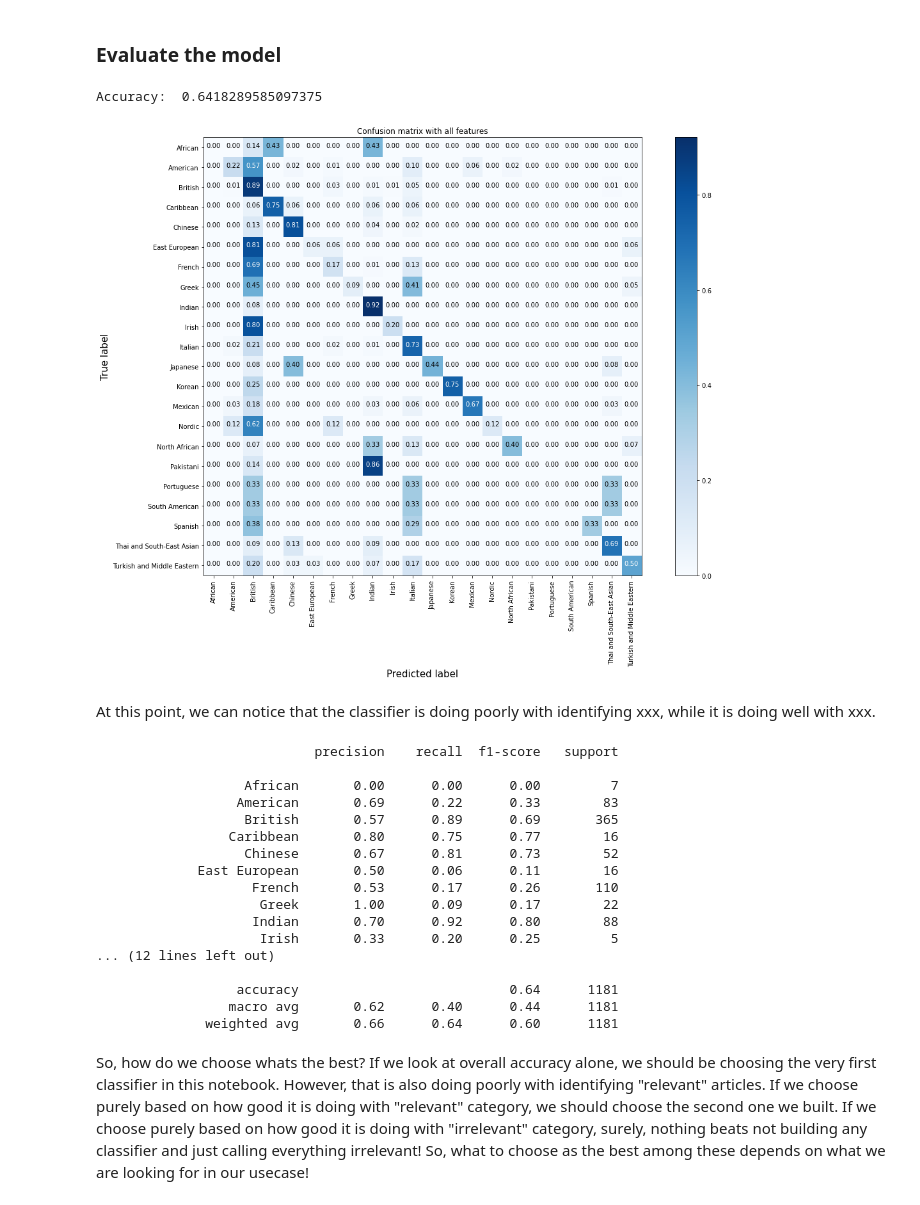
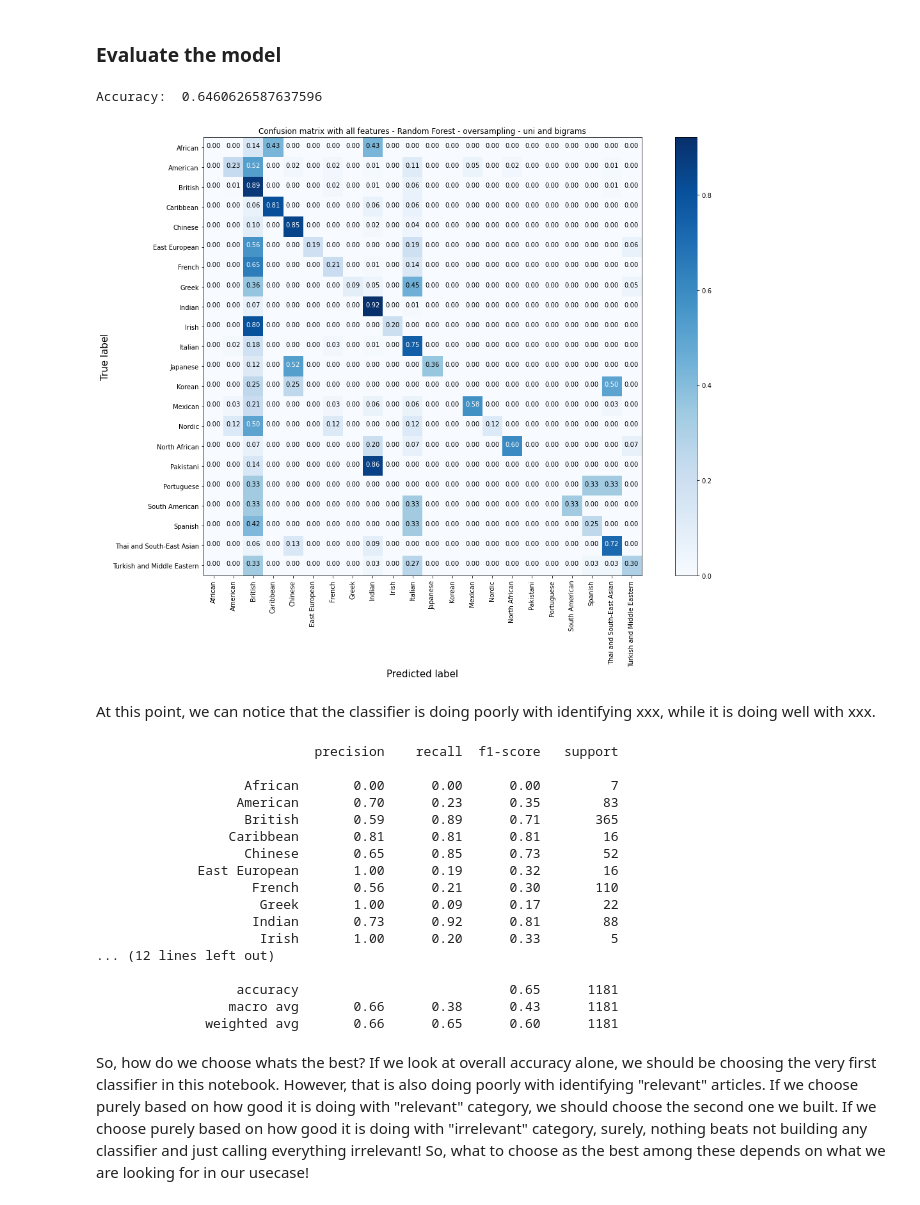
Before and after one commit to momcancode/Cuisine-Demystifier-NLP-ML-Project, a Jupyter notebook: model/05_Random_Forest_oversampling_uni_bigrams.ipynb, the cells around one changed output. Drawn from its saved outputs; the diff is of its cells as text; code cells hidden in the pictures.

Commit message:
Update confusion matrix title

```diff
--- a/model/05_Random_Forest_oversampling_uni_bigrams.ipynb
+++ b/model/05_Random_Forest_oversampling_uni_bigrams.ipynb
@@ -280,7 +280,7 @@ upsampled.sample(10, random_state=2)
 # %% [markdown]
 In bags of words and bags of n-grams approaches, all words in a corpus are treated equally important. TF-IDF, meanwhile, emphasizes that some words in a document are more important than others. For the current classification problem, I find that TF-IDF would suit the best.
 # %%
-tfidf = TfidfVectorizer()
+tfidf = TfidfVectorizer(ngram_range=(1,2))
 # %%
 X_train_new = upsampled.ingredients_processed
 y_train_new = upsampled.cuisine
@@ -312,7 +312,7 @@ y_predicted = model.predict(X_test_transformed)
 #Print accuracy:
 print("Accuracy: ", accuracy_score(y_test, y_predicted))
 # %% [output]
-Accuracy:  0.6418289585097375
+Accuracy:  0.6460626587637596
 # %%
 # Function to plot confusion matrix.
 # Ref: http://scikit-learn.org/stable/auto_examples/model_selection/plot_confusion_matrix.html
@@ -349,11 +349,11 @@ def plot_confusion_matrix(cm, classes,
 # %%
 # print the confusion matrix
 cnf_matrix = confusion_matrix(y_test, y_predicted)
 plt.figure(figsize=(16, 12))
 plot_confusion_matrix(cnf_matrix, classes=cuisine_list, normalize=True,
-                      title='Confusion matrix with all features')
+                      title='Confusion matrix with all features - Random Forest - oversampling - uni and bigrams')
 # %% [output]
-[figure, old version]
+[figure, new version]
 # %% [markdown]
 At this point, we can notice that the classifier is doing poorly with identifying xxx, while it is doing well with xxx.
 # %%
@@ -366,20 +366,20 @@ print(classification_report(y_test, y_predicted,
                             precision    recall  f1-score   support
 
                    African       0.00      0.00      0.00         7
-                  American       0.69      0.22      0.33        83
-                   British       0.57      0.89      0.69       365
-                 Caribbean       0.80      0.75      0.77        16
-                   Chinese       0.67      0.81      0.73        52
-             East European       0.50      0.06      0.11        16
-                    French       0.53      0.17      0.26       110
+                  American       0.70      0.23      0.35        83
+                   British       0.59      0.89      0.71       365
+                 Caribbean       0.81      0.81      0.81        16
+                   Chinese       0.65      0.85      0.73        52
+             East European       1.00      0.19      0.32        16
+                    French       0.56      0.21      0.30       110
                      Greek       1.00      0.09      0.17        22
-                    Indian       0.70      0.92      0.80        88
-                     Irish       0.33      0.20      0.25         5
+                    Indian       0.73      0.92      0.81        88
+                     Irish       1.00      0.20      0.33         5
 ... (12 lines left out)
 
-                  accuracy                           0.64      1181
-                 macro avg       0.62      0.40      0.44      1181
-              weighted avg       0.66      0.64      0.60      1181
+                  accuracy                           0.65      1181
+                 macro avg       0.66      0.38      0.43      1181
+              weighted avg       0.66      0.65      0.60      1181
 # %% [markdown]
 So, how do we choose whats the best? If we look at overall accuracy alone, we should be choosing the very first classifier in this notebook. However, that is also doing poorly with identifying "relevant" articles. If we choose purely based on how good it is doing with "relevant" category, we should choose the second one we built. If we choose purely based on how good it is doing with "irrelevant" category, surely, nothing beats not building any classifier and just calling everything irrelevant! So, what to choose as the best among these depends on what we are looking for in our usecase!
 # %% [markdown]
```
Also changed, not shown: parts of 3 cells of this notebook.
